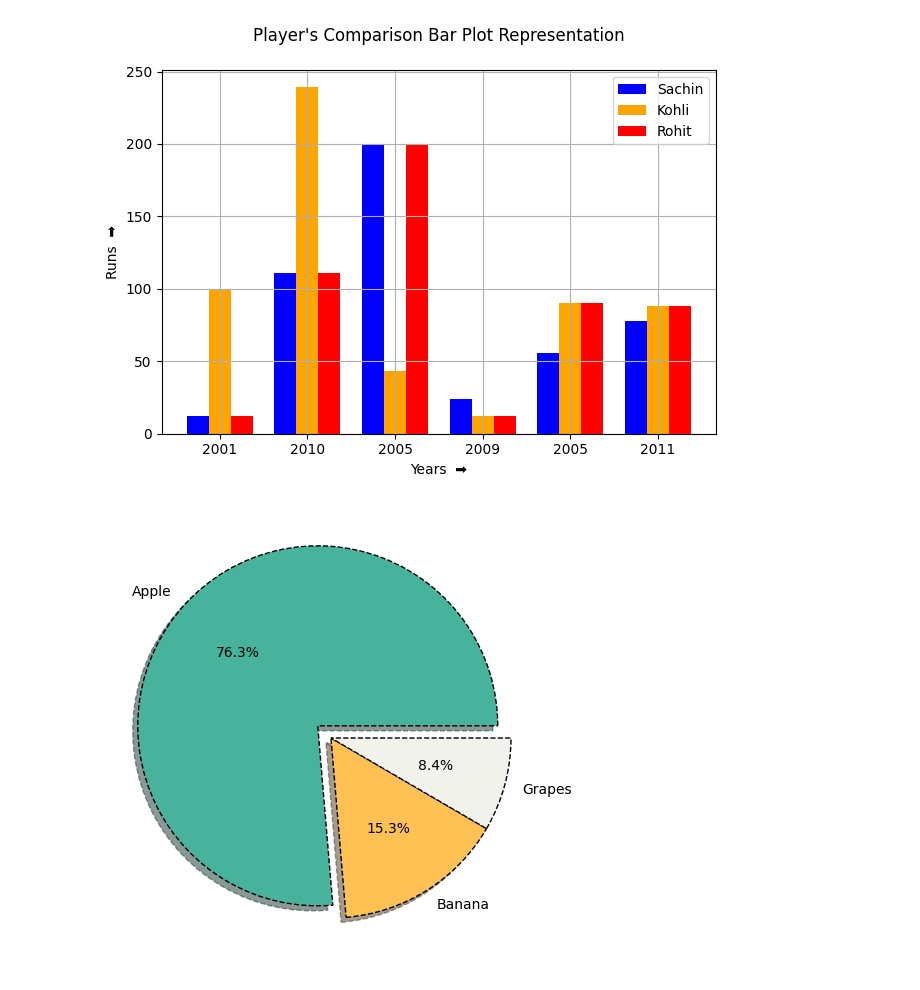
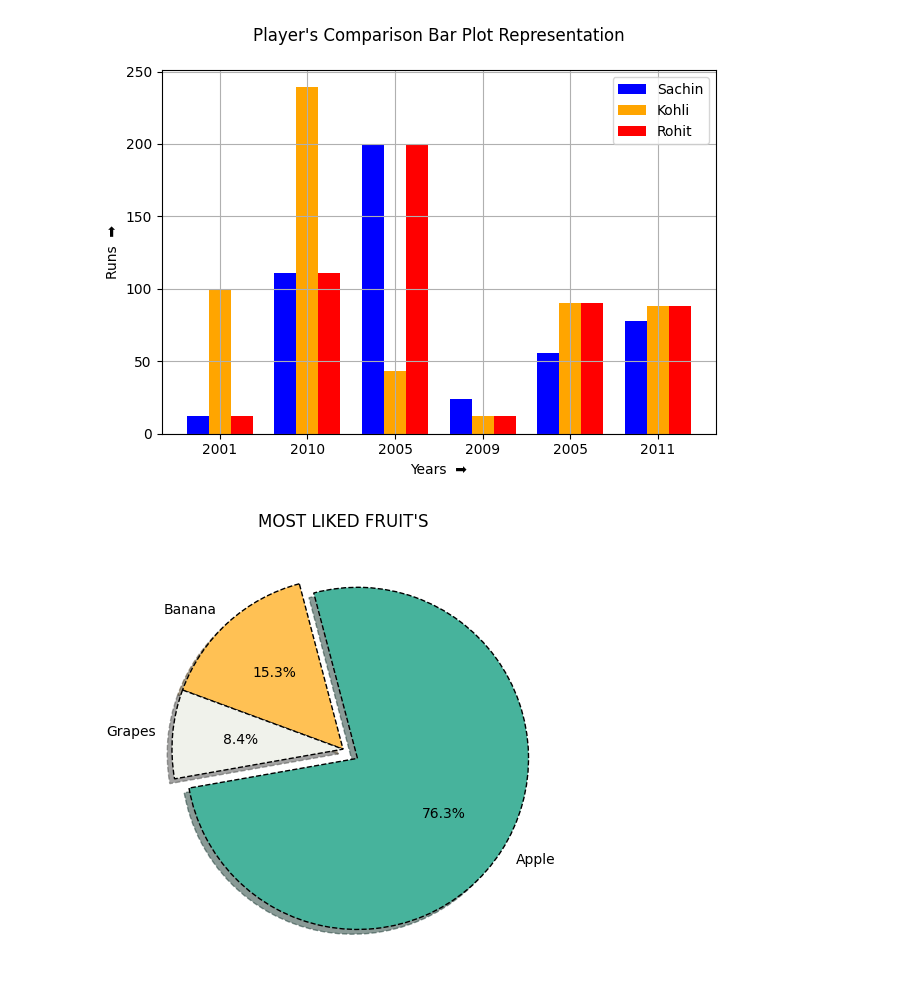
Before and after one commit to mohitmishra8921/Datascience, a Jupyter notebook: kaggle.ipynb, the cells around one changed output. Drawn from its saved outputs; the diff is of its cells as text; code cells hidden in the pictures.

```diff
--- a/kaggle.ipynb
+++ b/kaggle.ipynb
@@ -476,12 +476,14 @@ plt.style.use('petroff10')
 # %%
 import matplotlib.pyplot as plt
 Fruits = ['Apple','Banana','Grapes']
 liked = [500,100,55]
 explode =[0.1,0,0,]
 colors = ('#47B39C','#FFC154','#f0f2eb')
-plt.pie(liked,labels=Fruits,explode=explode,autopct='%1.1f%%',shadow = True,colors=colors,wedgeprops=
+plt.title("MOST LIKED FRUIT'S")
+plt.pie(liked,labels=Fruits,explode=explode,autopct='%1.1f%%',shadow = True,colors=colors, startangle=190,wedgeprops=
     {'edgecolor':"black",'linestyle' :'--'})
+
 plt.tight_layout()
 plt.show()
 # %% [output]
-[figure, old version]
+[figure, new version]
```
Also changed, not shown: parts of 1 cell of this notebook, 1 other file.
